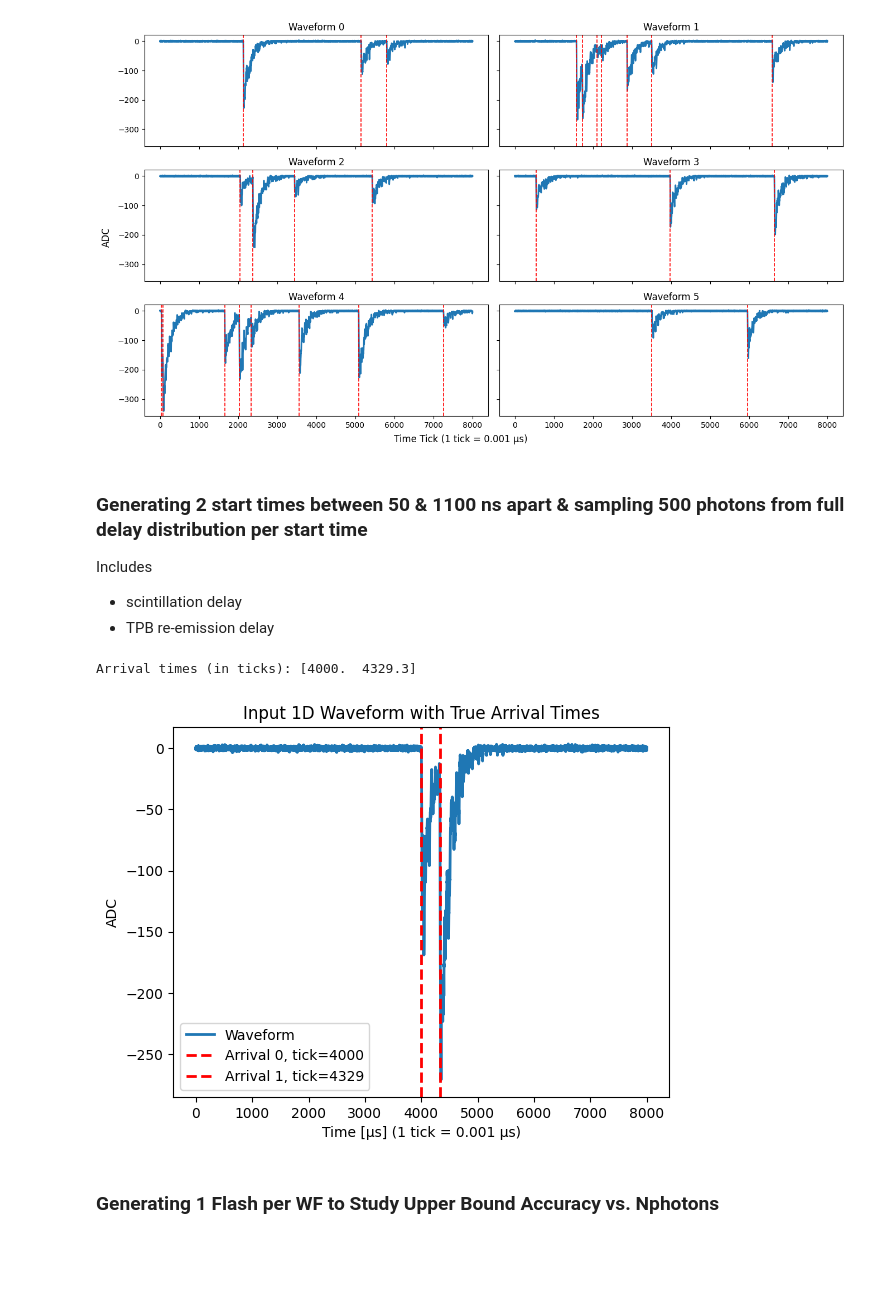
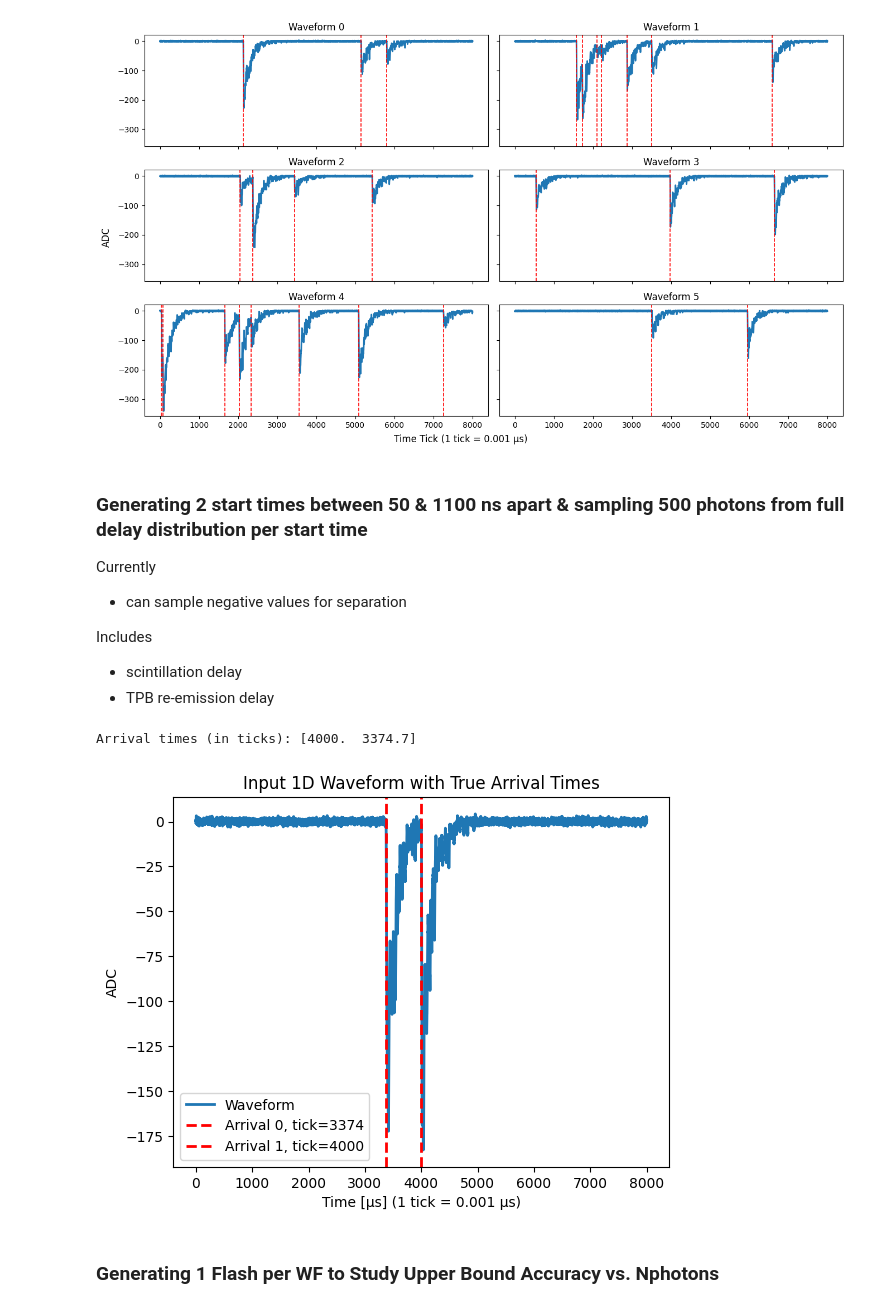
Before and after one commit to carsmithhhh/flash_detection, a Jupyter notebook: notebooks/simulating_data.ipynb, the cells around one changed output. Drawn from its saved outputs; the diff is of its cells as text; code cells hidden in the pictures; blank space fills up the shorter version.

```diff
--- a/notebooks/simulating_data.ipynb
+++ b/notebooks/simulating_data.ipynb
@@ -57,8 +57,9 @@ BatchedLightSimulation Config:
 - Rising edge should be a few nanoseconds to peak
 # %%
 # Generating Waveform
-pmt_ids = torch.zeros(700, dtype=torch.int64)
-arrival_times = torch.zeros(700, dtype=torch.int64) + 1000 # units of 1/10 ns
+nphotons = 1
+pmt_ids = torch.zeros(nphotons, dtype=torch.int64)
+arrival_times = torch.zeros(nphotons, dtype=torch.int64) + 1000 # units of 1/10 ns
 wf = sim.gen_waveform(mode='precise', pmt_ids=pmt_ids, arrival_times=arrival_times, n_pmts=1)
 
 # Electronics Convolution
@@ -424,6 +425,10 @@ plt.show()
 [figure]
 # %% [markdown]
 ### Generating 2 start times between 50 & 1100 ns apart & sampling 500 photons from full delay distribution per start time
+
+Currently
+- can sample negative values for separation
+
 Includes
 - scintillation delay
 - TPB re-emission delay
@@ -463,12 +468,12 @@ for i in range(num_waveforms):
     nhits = max_hits # hits per wf
     # ns = np.random.randint(10, 1000, size=2)
     # ns = np.array(list(samples[i]))
-    ns = np.array([200, 200])
+    ns = np.array([500, 500])
     per_wf_num_photons.append(ns)
 
     total_photons = ns.sum()
     pmt_ids = torch.full((total_photons,), 0, dtype=torch.int64)  # PMT 0 for all photons - ok
-    random_separation = np.random.randint(0, 15000, size=1)
+    random_separation = np.random.randint(-10000, 10000, size=1)
     # arrival_times = np.array([4000, 4000 + separations[i // samples_per_val]])
     arrival_times = np.array([40000, 40000 + random_separation[0]])
     per_wf_arrival_times.append(arrival_times / sim.downsample_factor)
@@ -493,39 +498,39 @@ data = {}
 data['waveforms'] = sim_waveforms
 data['arrival_times'] = per_wf_arrival_times
 data['num_photons'] = per_wf_num_photons
-np.save("/sdf/home/c/carsmith/sdf_data/flash_detection_data/flash_files/delta_t_200phot.npy", data, allow_pickle=True)
+np.save("/sdf/home/c/carsmith/sdf_data/flash_detection_data/flash_files/delta_t_500_passingflash.npy", data, allow_pickle=True)
 # %%
-waveforms = np.load("/sdf/home/c/carsmith/sdf_data/flash_detection_data/flash_files/delta_t_random.npy", allow_pickle=True).item()
+waveforms = np.load("/sdf/home/c/carsmith/sdf_data/flash_detection_data/flash_files/delta_t_500_passingflash.npy", allow_pickle=True).item()
 waveform_id = 12
 
 wf = waveforms['waveforms'][waveform_id]
 
 # X-axis in physical time units (us)
 ticks = np.arange(len(wf))
 plt.plot(ticks, wf, linewidth=2, label="Waveform")
 
 # Arrival times for this waveform
 t = waveforms['arrival_times'][waveform_id]
 print("Arrival times (in ticks):", t)
 
 # Overlay arrival times as vertical dashed lines
 for j, elem in enumerate(np.sort(t)):
     plt.axvline(
         x=elem,   # convert arrival ticks → time
         color="r",
         linestyle="--",
         linewidth=2,
         label=f"Arrival {j}, tick={int(elem)}"
     )
 
 plt.xlabel(f"Time [µs] (1 tick = {sim.light_tick_size} µs)")
 plt.ylabel("ADC")
 plt.title("Input 1D Waveform with True Arrival Times")
 plt.legend()
 plt.show()
 # %% [output]
-Arrival times (in ticks): [4000.  4329.3]
+Arrival times (in ticks): [4000.  3374.7]
-[figure, old version]
+[figure, new version]
 # %% [markdown]
 ### Generating 1 Flash per WF to Study Upper Bound Accuracy vs. Nphotons
 # %%
```
Also changed, not shown: parts of 2 cells of this notebook, 15 other files.
